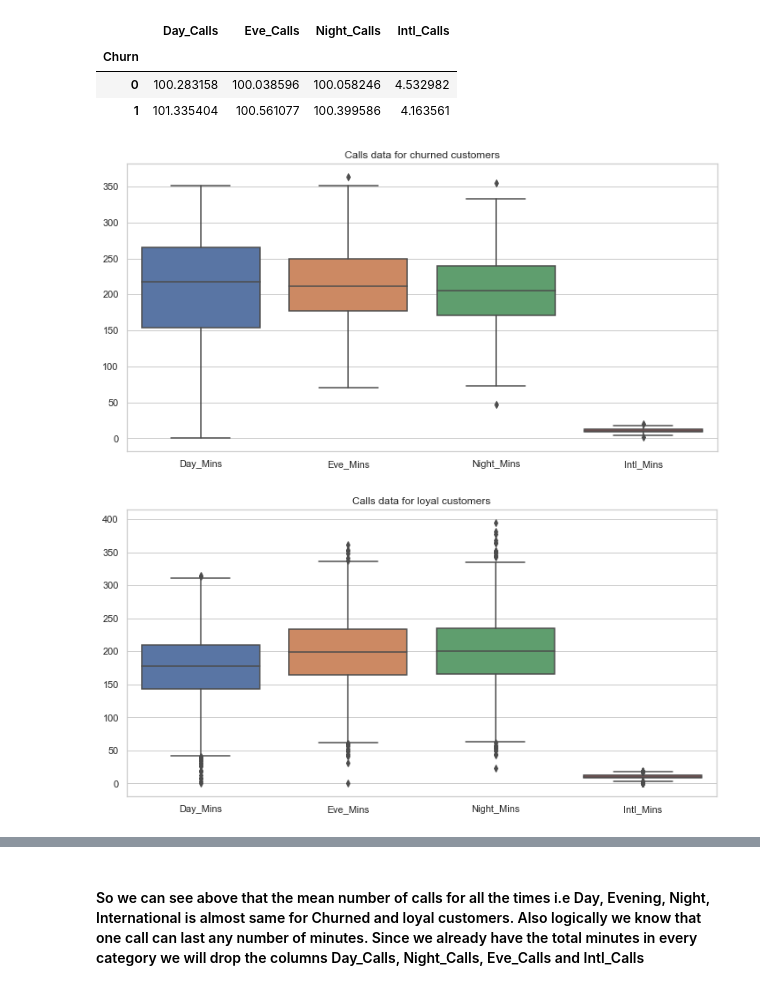
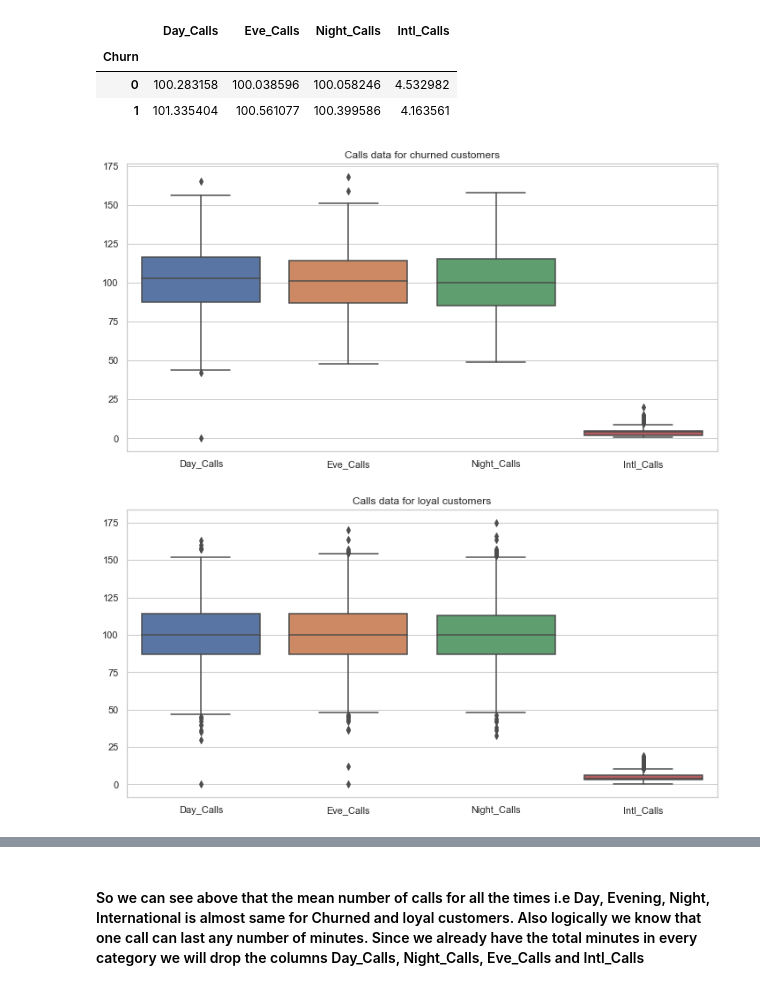
Before and after one commit to uoft-datascience/3250, a Jupyter notebook: Project-Churn.ipynb, the cells around one changed output, grey strips where cells are left out. Drawn from its saved outputs; the diff is of its cells as text; code cells hidden in the pictures.

```diff
--- a/Project-Churn.ipynb
+++ b/Project-Churn.ipynb
@@ -301,14 +309,15 @@ df_data[['Day_Calls', 'Eve_Calls', 'Night_Calls', 'Intl_Calls', 'Churn']].groupb
 | 0 | 100.283158 | 100.038596 | 100.058246 | 4.532982 |
 | 1 | 101.335404 | 100.561077 | 100.399586 | 4.163561 |
 # %%
+features=[ 'Day_Calls','Eve_Calls','Night_Calls', 'Intl_Calls']
 df_churn = df_data[df_data.Churn == 1]
 df_nochurn = df_data[df_data.Churn == 0]
 _, ax = plt.subplots(figsize=(12, 6))
 sns.boxplot(data=df_churn[features], ax=ax)
 plt.title('Calls data for churned customers');
 _, ax = plt.subplots(figsize=(12, 6))
 sns.boxplot(data=df_nochurn[features], ax=ax)
 plt.title('Calls data for loyal customers');
 # %% [output]
-[figure, old version]
+[figure, new version]
-[figure, old version]
+[figure, new version]
```
Also changed, not shown: parts of 17 cells of this notebook.
